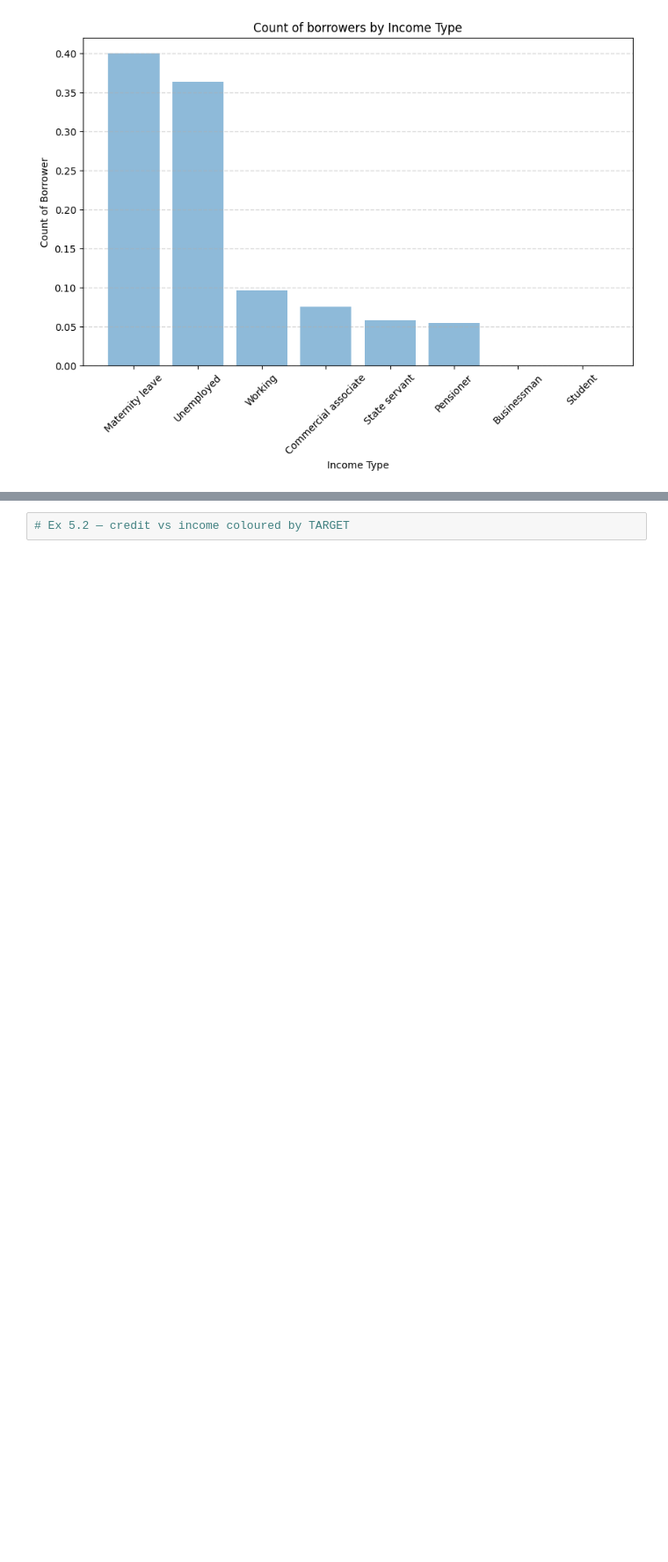
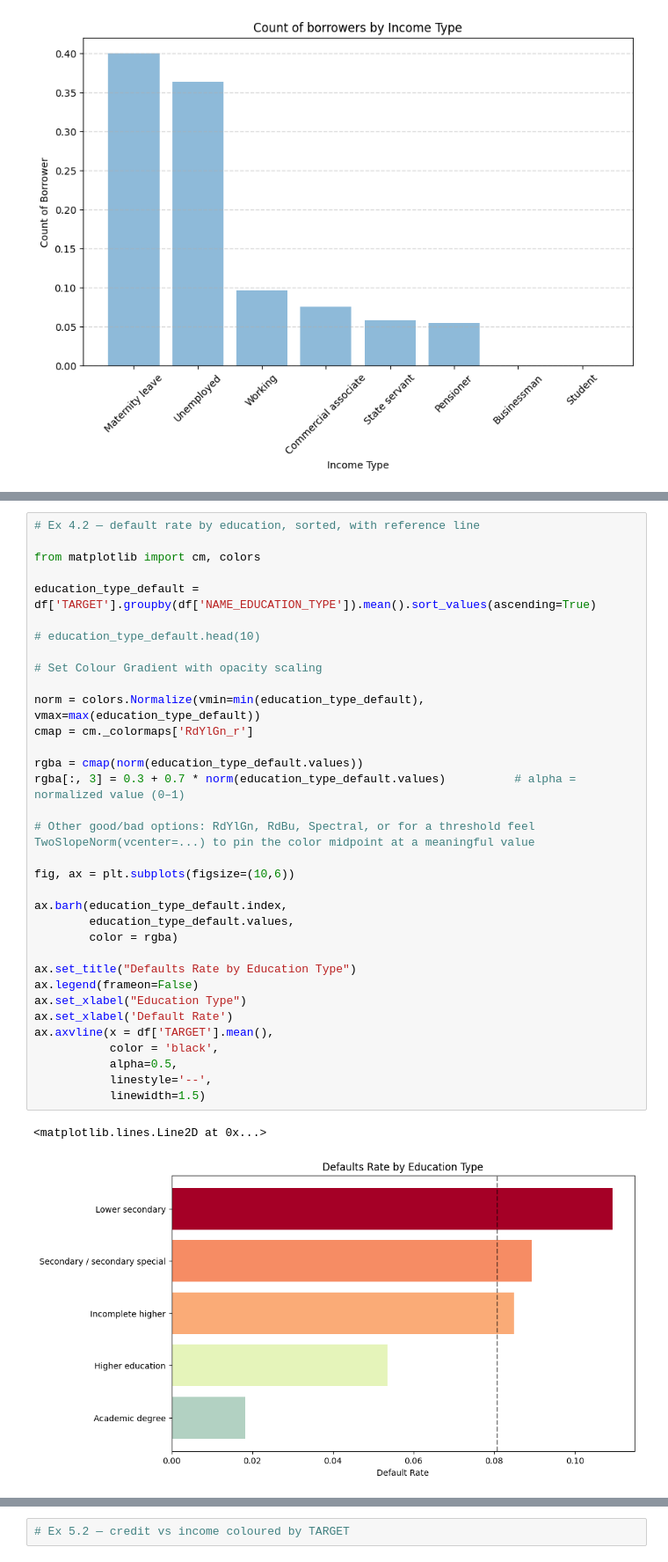
Before and after one commit to smallchuch/CreditRiskLearning, a Jupyter notebook: Learning Journey/1.5 Matplotlib + Seaborn/matplotlib_seaborn_practice_home_credit.ipynb, the cells around one changed output, grey strips where cells are left out. Shown at 88% size. Cells and saved outputs as stored; diff of their text form; blank space fills up the shorter version.

```diff
--- a/Learning Journey/1.5 Matplotlib + Seaborn/matplotlib_seaborn_practice_home_credit.ipynb
+++ b/Learning Journey/1.5 Matplotlib + Seaborn/matplotlib_seaborn_practice_home_credit.ipynb
@@ -671,2 +703,39 @@ plt.show()
+# %%
+# Ex 4.2 — default rate by education, sorted, with reference line
+
+from matplotlib import cm, colors
+
+education_type_default = df['TARGET'].groupby(df['NAME_EDUCATION_TYPE']).mean().sort_values(ascending=True)
+
+# education_type_default.head(10)
+
+# Set Colour Gradient with opacity scaling
+
+norm = colors.Normalize(vmin=min(education_type_default), vmax=max(education_type_default))
+cmap = cm._colormaps['RdYlGn_r']
+
+rgba = cmap(norm(education_type_default.values))
+rgba[:, 3] = 0.3 + 0.7 * norm(education_type_default.values)          # alpha = normalized value (0–1)
+
+# Other good/bad options: RdYlGn, RdBu, Spectral, or for a threshold feel TwoSlopeNorm(vcenter=...) to pin the color midpoint at a meaningful value
+
+fig, ax = plt.subplots(figsize=(10,6))
+
+ax.barh(education_type_default.index,
+        education_type_default.values,
+        color = rgba)
+
+ax.set_title("Defaults Rate by Education Type")
+ax.legend(frameon=False)
+ax.set_xlabel("Education Type")
+ax.set_xlabel('Default Rate')
+ax.axvline(x = df['TARGET'].mean(),
+           color = 'black',
+           alpha=0.5,
+           linestyle='--',
+           linewidth=1.5)
+# %% [output]
+<matplotlib.lines.Line2D at 0x...>
+[figure, added]
 # %%
 # Ex 4.3 — grouped bars by gender and target
```
Also changed, not shown: parts of 6 cells of this notebook, 1 other file.
